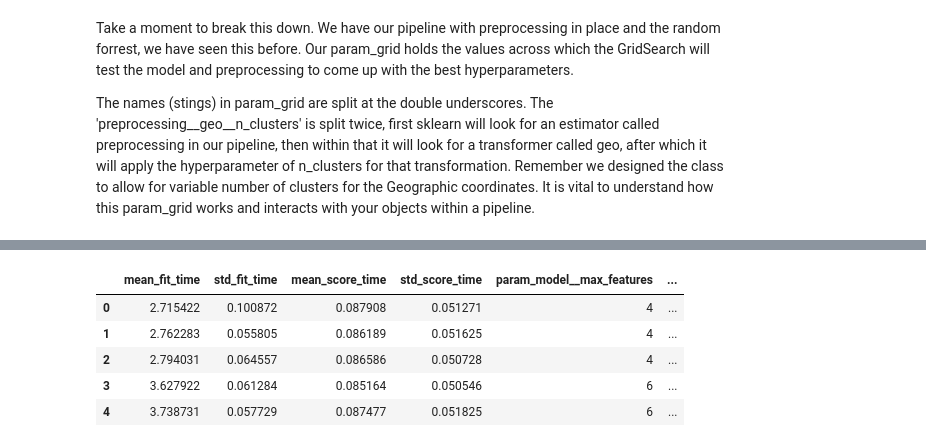
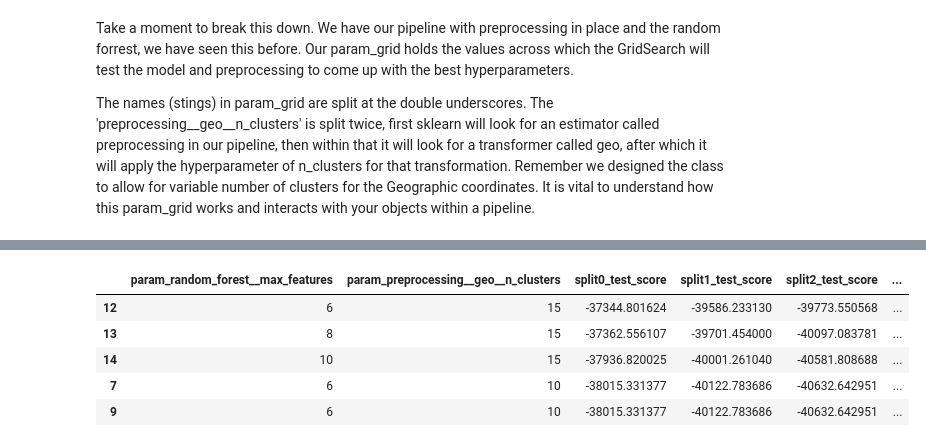
Before and after one commit to NickMarini/data-science, a Jupyter notebook: notebooks/california_housing.ipynb, the cells around one changed output, grey strips where cells are left out. Drawn from its saved outputs; the diff is of its cells as text; code cells hidden in the pictures.

```diff
--- a/notebooks/california_housing.ipynb
+++ b/notebooks/california_housing.ipynb
@@ -557,7 +558,8 @@ num_pipeline = make_pipeline(SimpleImputer(strategy='median'),
                              )
 
 # Simple Categorical Pipeline with a simple imputer and one hot encoder - serves as a default for categorical attributes
-cat_pipeline = make_pipeline(SimpleImputer(strategy='most_frequent'), OneHotEncoder())
+# Setting the categories in the OneHotEncoder to hard_categories ensures that the same categories are used for all the data and no surprises arise
+cat_pipeline = make_pipeline(SimpleImputer(strategy='most_frequent'), OneHotEncoder(handle_unknown='ignore'))
 # %%
 # Let's create custom functions and pipelines to add the extra attributes we created
 def column_ratio(X):
@@ -854,15 +852,13 @@ from sklearn.model_selection import GridSearchCV
 # create the pipeline
 full_pipeline = Pipeline([
     ("preprocessing", preprocessing),
-    ("model", RandomForestRegressor(random_state=42)),
+    ("random_forest", RandomForestRegressor(random_state=42)),
 ])
-
-# set the parameters to search
 param_grid = [
     {'preprocessing__geo__n_clusters': [5, 8, 10],
-     'model__max_features': [4, 6, 8]},
+     'random_forest__max_features': [4, 6, 8]},
     {'preprocessing__geo__n_clusters': [10, 15],
-     'model__max_features': [6, 8, 10]},
+     'random_forest__max_features': [6, 8, 10]},
 ]
 # %% [markdown]
 Take a moment to break this down. We have our pipeline with preprocessing in place and the random forrest, we have seen this before. Our param_grid holds the values across which the GridSearch will test the model and preprocessing to come up with the best hyperparameters.
@@ -870,13 +866,9 @@ Take a moment to break this down. We have our pipeline with preprocessing in pla
 The names (stings) in param_grid are split at the double underscores. The 'preprocessing__geo__n_clusters' is split twice, first sklearn will look for an estimator called preprocessing in our pipeline, then within that it will look for a transformer called geo, after which it will apply the hyperparameter of n_clusters for that transformation. Remember we designed the class to allow for variable number of clusters for the Geographic coordinates. It is vital to understand how this param_grid works and interacts with your objects within a pipeline.
 # %%
 # instantiate the grid search
-grid_search = GridSearchCV(full_pipeline, param_grid, cv=3, scoring='neg_mean_squared_error')
+grid_search = GridSearchCV(full_pipeline, param_grid, cv=3, scoring='neg_root_mean_squared_error')
 
-# catch user warnings within a context manager to ignore them during the fitting process
-with warnings.catch_warnings():
-    # this is being done as a the transformation of the data is causing a warning to be raised by sklearn as
-    # "ISLAND" only appears in the train set twice, and we trying 5 cross validations
-    warnings.simplefilter("ignore", category=UserWarning)
 
-    # fit the grid search to the training data (this will take a few minutes)
-    grid_search.fit(X_train, y_train)
+
+# fit the grid search to the training data (this will take a few minutes)
+grid_search.fit(X_train, y_train)
@@ -916,17 +903,18 @@ Pipeline(steps=[('preprocessing',
 # %%
 # let's look at the cv results
 cvres = grid_search.cv_results_
 
 cv_df = pd.DataFrame(cvres)
 
 # sort the results by mean_test_score in descending order and view the dataframe
 cv_df.sort_values(by='mean_test_score', ascending=False, inplace=True)
 
-cv_df.head()
+# show the first 5 rows of the dataframe with the test scores mean and standard test scores
+cv_df[['param_random_forest__max_features', 'param_preprocessing__geo__n_clusters', 'split0_test_score', 'split1_test_score', 'split2_test_score', 'mean_test_score', 'std_test_score']].head()
 # %% [output]
-|  | mean_fit_time | std_fit_time | mean_score_time | std_score_time | param_model__max_features | ... |
-| 0 | 2.715422 | 0.100872 | 0.087908 | 0.051271 | 4 | ... |
-| 1 | 2.762283 | 0.055805 | 0.086189 | 0.051625 | 4 | ... |
-| 2 | 2.794031 | 0.064557 | 0.086586 | 0.050728 | 4 | ... |
-| 3 | 3.627922 | 0.061284 | 0.085164 | 0.050546 | 6 | ... |
-| 4 | 3.738731 | 0.057729 | 0.087477 | 0.051825 | 6 | ... |
+|  | param_random_forest__max_features | param_preprocessing__geo__n_clusters | split0_test_score | split1_test_score | split2_test_score | ... |
+| 12 | 6 | 15 | -37344.801624 | -39586.233130 | -39773.550568 | ... |
+| 13 | 8 | 15 | -37362.556107 | -39701.454000 | -40097.083781 | ... |
+| 14 | 10 | 15 | -37936.820025 | -40001.261040 | -40581.808688 | ... |
+| 7 | 6 | 10 | -38015.331377 | -40122.783686 | -40632.642951 | ... |
+| 9 | 6 | 10 | -38015.331377 | -40122.783686 | -40632.642951 | ... |
```
Also changed, not shown: parts of 7 cells of this notebook.
